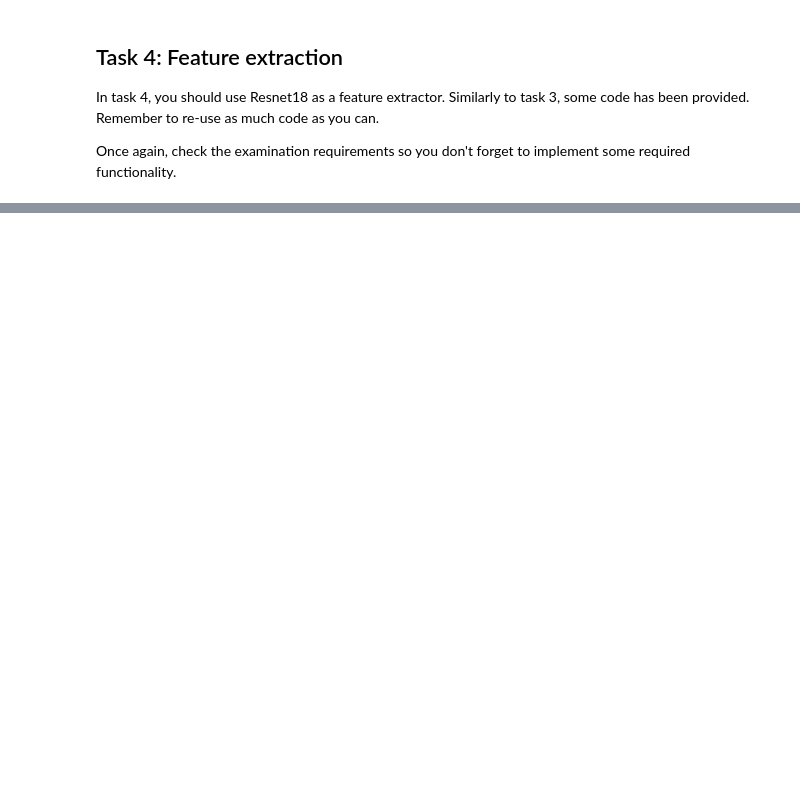
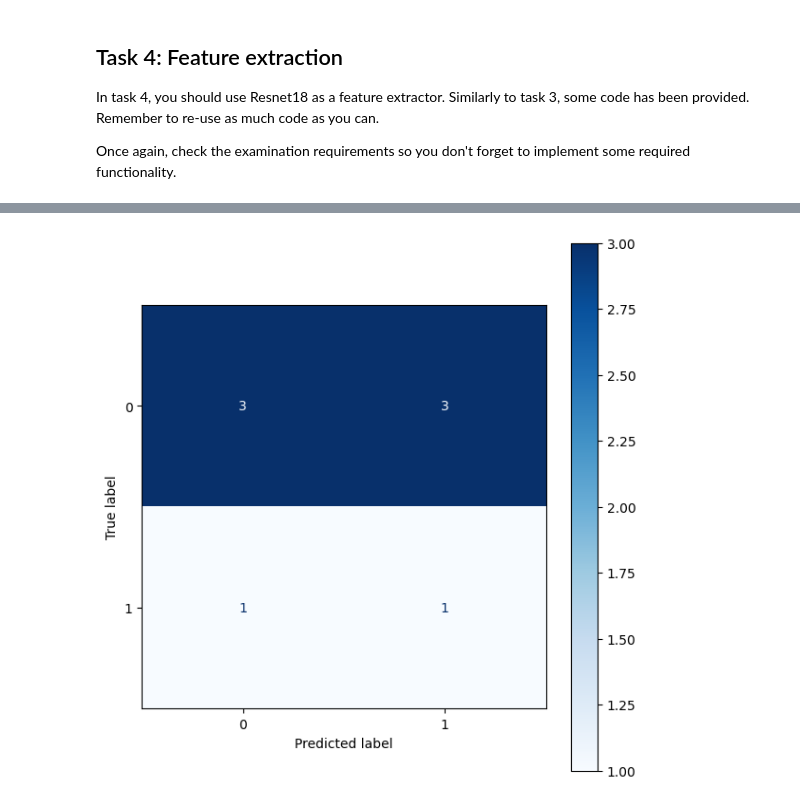
Before and after one commit to Hundmat/D7046E, a Jupyter notebook: exercise_3_ANN/ANN-Exercise-3.ipynb, the cells around one changed output, grey strips where cells are left out. Drawn from its saved outputs; the diff is of its cells as text; code cells hidden in the pictures; blank space fills up the shorter version.

```diff
--- a/exercise_3_ANN/ANN-Exercise-3.ipynb
+++ b/exercise_3_ANN/ANN-Exercise-3.ipynb
@@ -351,8 +464,24 @@ model_fe = models.resnet18(pretrained=True)
 
 # Do the things required for fine-tuning before training the model
 
+# Freeze all layers except the final fully connected layer
+for param in model_fe.parameters():
+    param.requires_grad = False
+
+# Modify the final layer to match the number of classes (e.g., num_classes = 10)
+num_ftrs = model_fe.fc.in_features
+model_fe.fc = nn.Linear(num_ftrs, 2)  # Adjust num_classes accordingly
+
+# Define criterion, optimizer, and loaders
+criterion_fe = nn.CrossEntropyLoss()
+optimizer_fe = torch.optim.Adam(model_fe.fc.parameters(), lr=0.001)
+
 # Train the model
 trained_model_fe = train_model(model_fe, criterion_fe, optimizer_fe, train_loader, val_loader, epochs)
 
 # Test the model
-tested_model = ....
+tested_model = test_model(model_fe,test_loader)
+
+#confusion matrix
+confusion_matrix(model_fe, test_loader)
+# %% [output]
@@ -358,0 +505 @@ tested_model = ....
+[figure, added]
```
Also changed, not shown: parts of 5 cells of this notebook, 2 other files.
